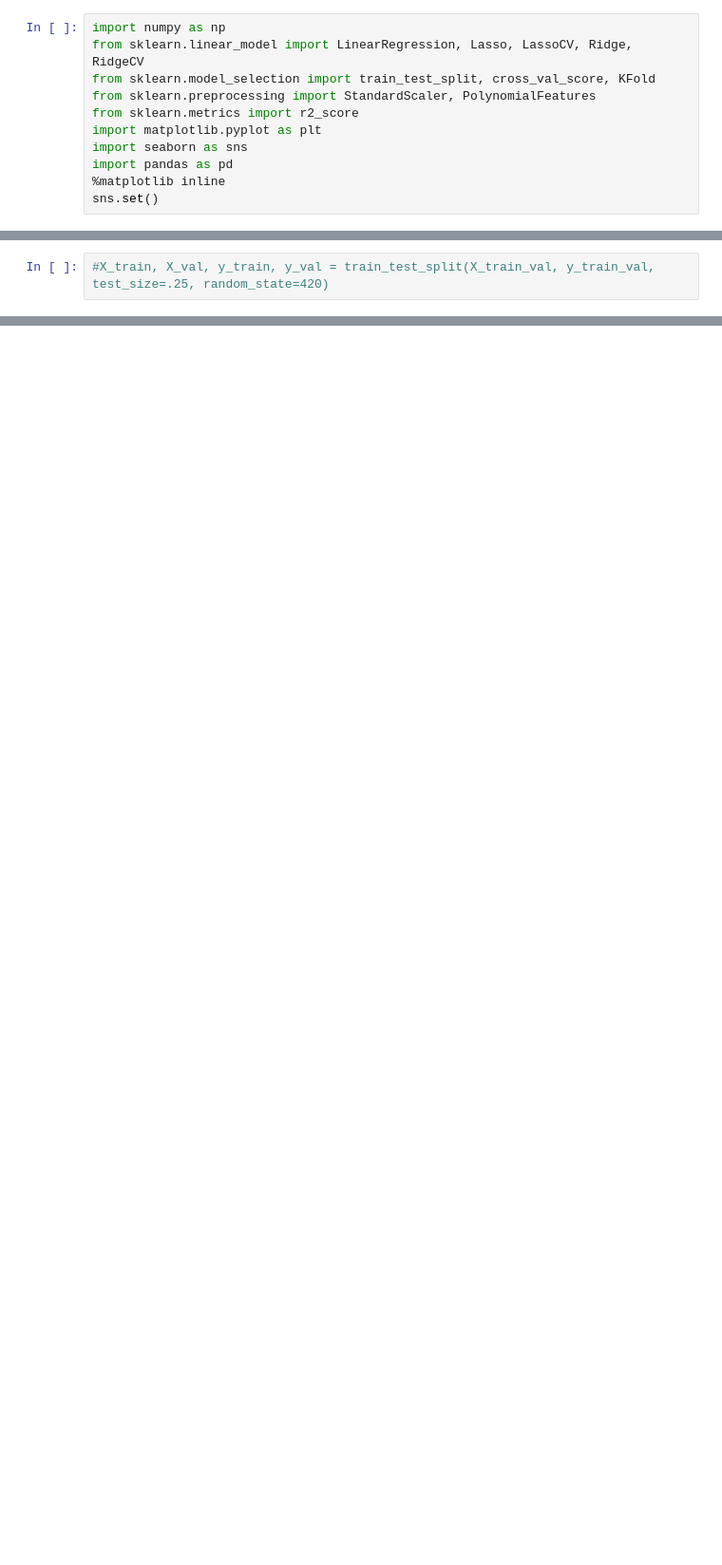
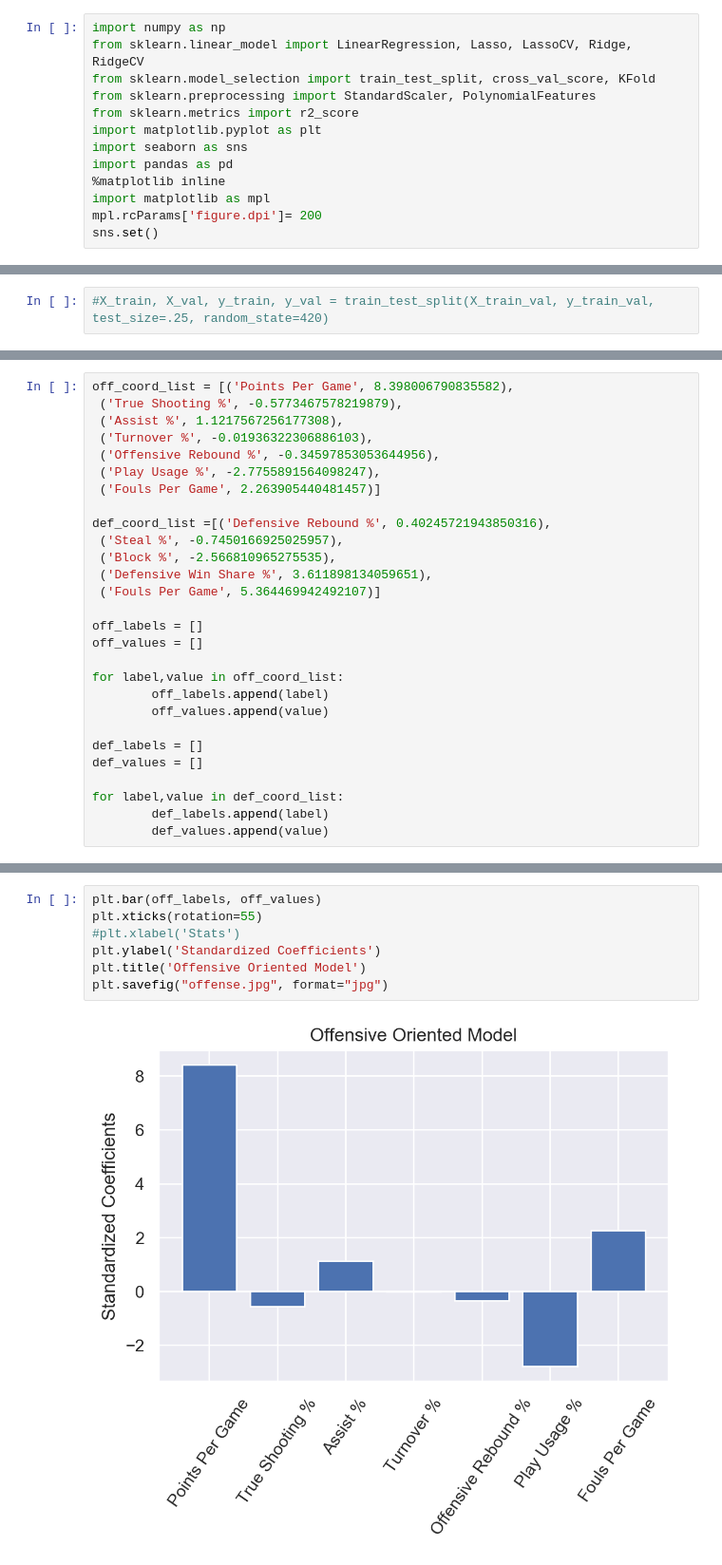
Before and after one commit to Jssippi/Metis_Project_2, a Jupyter notebook: WNBA_model_build.ipynb, the cells around one changed output, grey strips where cells are left out. Shown at 95% size. Drawn from its saved outputs; the diff is of its cells as text; blank space fills up the shorter version.

```diff
--- a/WNBA_model_build.ipynb
+++ b/WNBA_model_build.ipynb
@@ -8,6 +8,8 @@ import matplotlib.pyplot as plt
 import seaborn as sns
 import pandas as pd
 %matplotlib inline
+import matplotlib as mpl
+mpl.rcParams['figure.dpi']= 200
 sns.set()
 # %%
 main_df = pd.read_pickle('wnba_total_df.pkl')
@@ -84,0 +92,28 @@ list(zip(X_base, linear_model.coef_))
+# %%
+off_coord_list = [('Points Per Game', 8.398006790835582),
+ ('True Shooting %', -0.5773467578219879),
+ ('Assist %', 1.1217567256177308),
+ ('Turnover %', -0.01936322306886103),
+ ('Offensive Rebound %', -0.34597853053644956),
+ ('Play Usage %', -2.7755891564098247),
+ ('Fouls Per Game', 2.263905440481457)]
+
+def_coord_list =[('Defensive Rebound %', 0.40245721943850316),
+ ('Steal %', -0.7450166925025957),
+ ('Block %', -2.566810965275535),
+ ('Defensive Win Share %', 3.611898134059651),
+ ('Fouls Per Game', 5.364469942492107)]
+
+off_labels = []
+off_values = []
+
+for label,value in off_coord_list:
+        off_labels.append(label)
+        off_values.append(value)
+
+def_labels = []
+def_values = []
+
+for label,value in def_coord_list:
+        def_labels.append(label)
+        def_values.append(value)
@@ -84,0 +142,9 @@ list(zip(X_base, linear_model.coef_))
+# %%
+plt.bar(off_labels, off_values)
+plt.xticks(rotation=55)
+#plt.xlabel('Stats')
+plt.ylabel('Standardized Coefficients')
+plt.title('Offensive Oriented Model')
+plt.savefig("offense.jpg", format="jpg")
+# %% [output]
+[figure, added]
```
Also changed, not shown: parts of 18 cells of this notebook, 7 other files.
